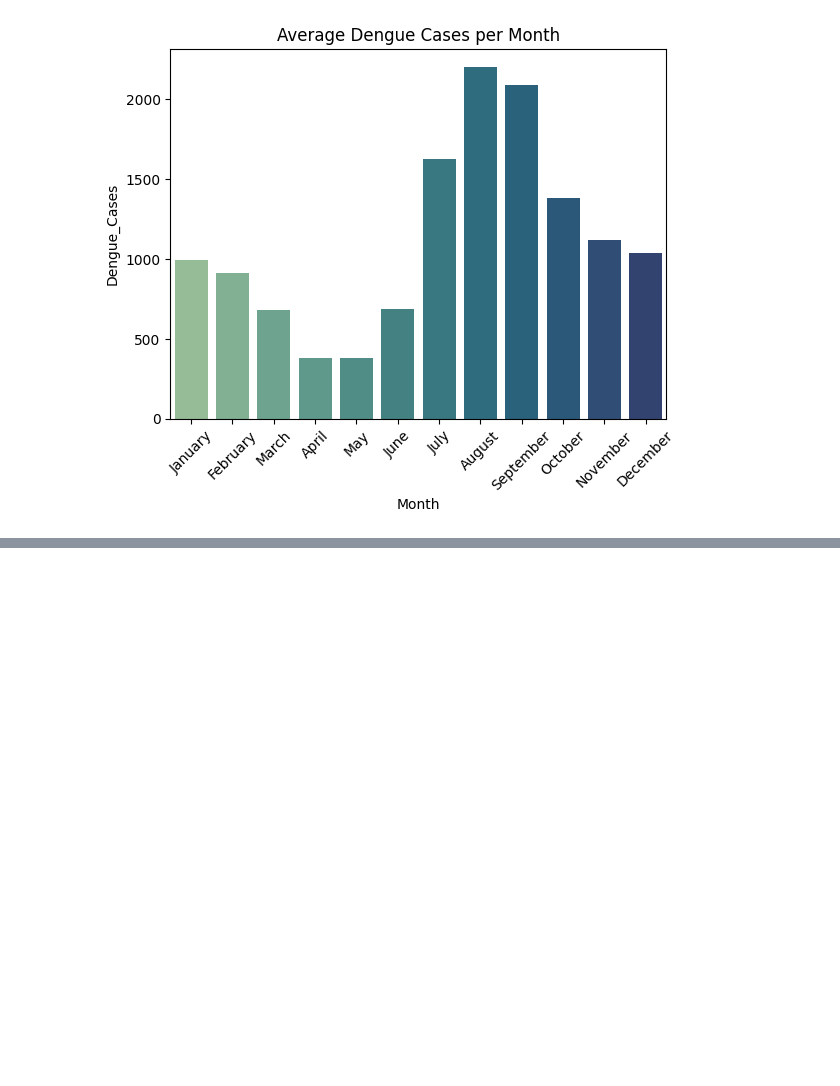
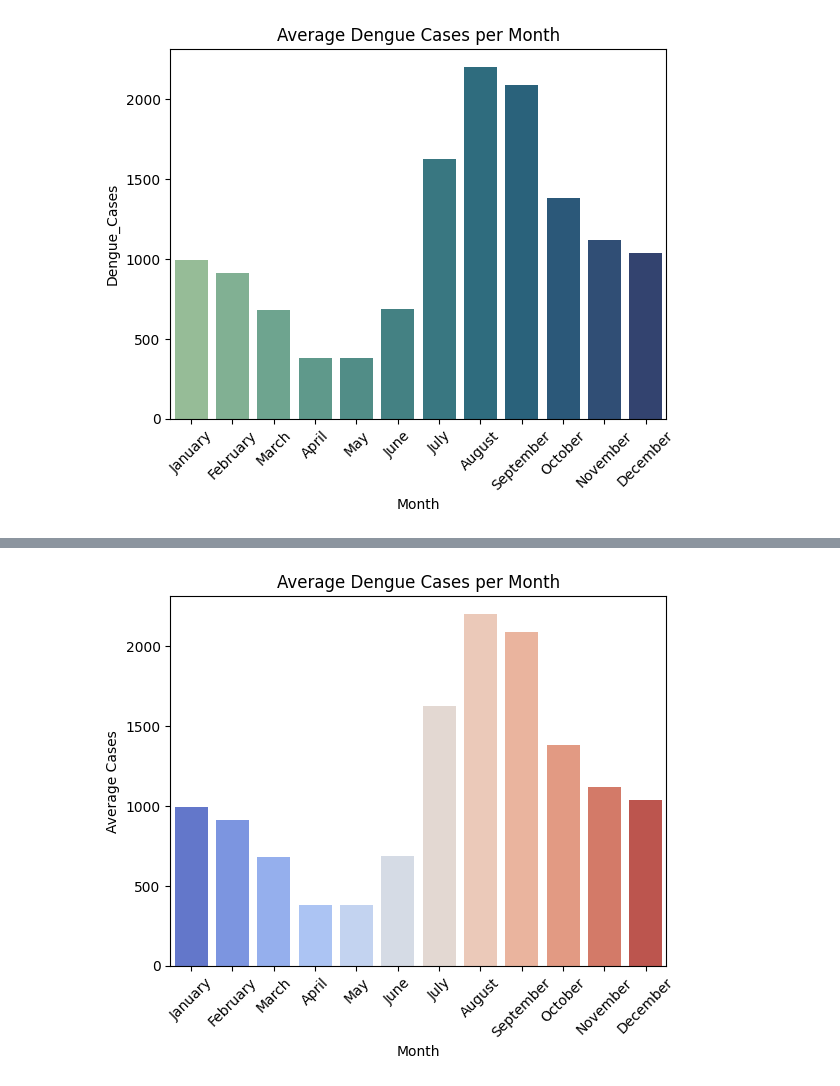
Before and after one commit to SaucesCode/Data-Mining, a Jupyter notebook: ITD-3B/activity5.ipynb, the cells around one changed output, grey strips where cells are left out. Saved outputs shown, nothing was run; the diff lists cells and outputs as text; code cells hidden in the pictures; blank space fills up the shorter version.

```diff
--- a/ITD-3B/activity5.ipynb
+++ b/ITD-3B/activity5.ipynb
@@ -233,0 +248,14 @@ plt.show()
+# %%
+month_order = ["January", "February", "March", "April", "May", "June",
+               "July", "August", "September", "October", "November", "December"]
+
+monthly_avg = dengue.groupby("Month")["Dengue_Cases"].mean().reindex(month_order).reset_index()
+
+sns.barplot(data=monthly_avg, x="Month", y="Dengue_Cases", palette="coolwarm")
+plt.title("Average Dengue Cases per Month")
+plt.xticks(rotation=45)
+plt.ylabel("Average Cases")
+plt.xlabel("Month")
+plt.show()
+# %% [output]
+[figure, added]
```
Also changed, not shown: parts of 16 cells of this notebook.
